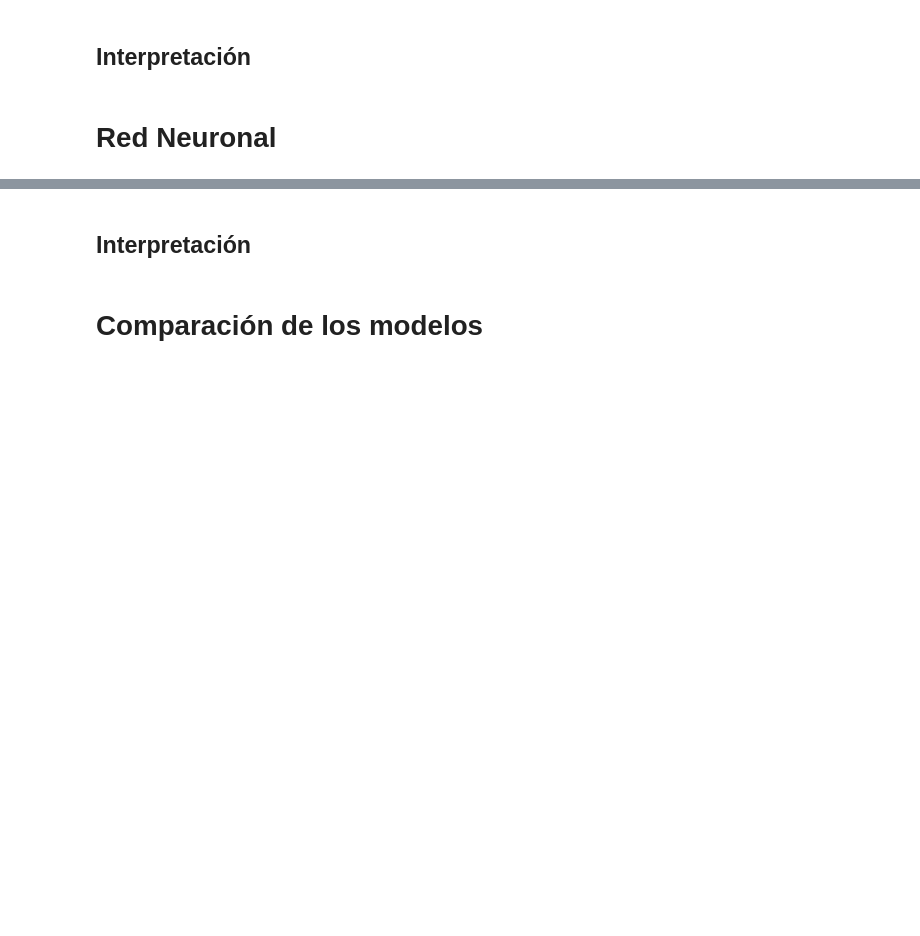
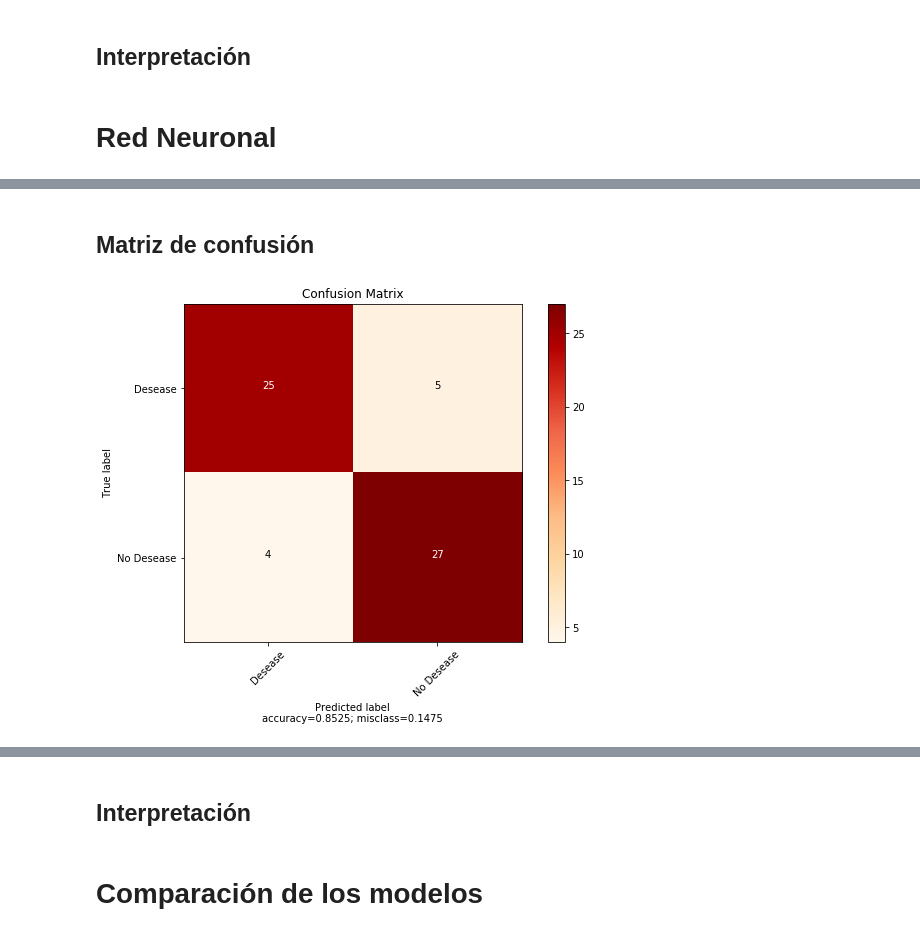
Before and after one commit to Rajahn/Heart-Desease, a Jupyter notebook: AHeartDisease.ipynb, the cells around one changed output, grey strips where cells are left out. Drawn from its saved outputs; the diff is of its cells as text; code cells hidden in the pictures; blank space fills up the shorter version.

```diff
--- a/AHeartDisease.ipynb
+++ b/AHeartDisease.ipynb
@@ -565,8 +571,8 @@ trainXX = scaler.transform(trainXX)
 # apply same transformation to test data
 testXX = scaler.transform(testXX)
 
-model3 = MLPClassifier(solver='lbfgs', alpha=1e-3, activation = 'relu', max_iter=5000,
-                     hidden_layer_sizes = (1), random_state=1, verbose = True)
+model3 = MLPClassifier(solver='sgd', alpha=1e-3, activation = 'relu', max_iter=2000,
+                     hidden_layer_sizes = (5, 5, 5, 5, 5), random_state=1, verbose = True)
 
 model3.fit(trainXX, trainY)
 
@@ -591,0 +606,9 @@ On test
+# %% [markdown]
+<h2>Matriz de confusión</h2>
+# %%
+plot_confusion_matrix(cm = confusion_matrix(model3.predict(testXX), testY),
+                      normalize    = False,
+                      target_names = ['Desease', 'No Desease'],
+                      title        = "Confusion Matrix")
+# %% [output]
+[figure, added]
```
Also changed, not shown: parts of 19 cells of this notebook.
